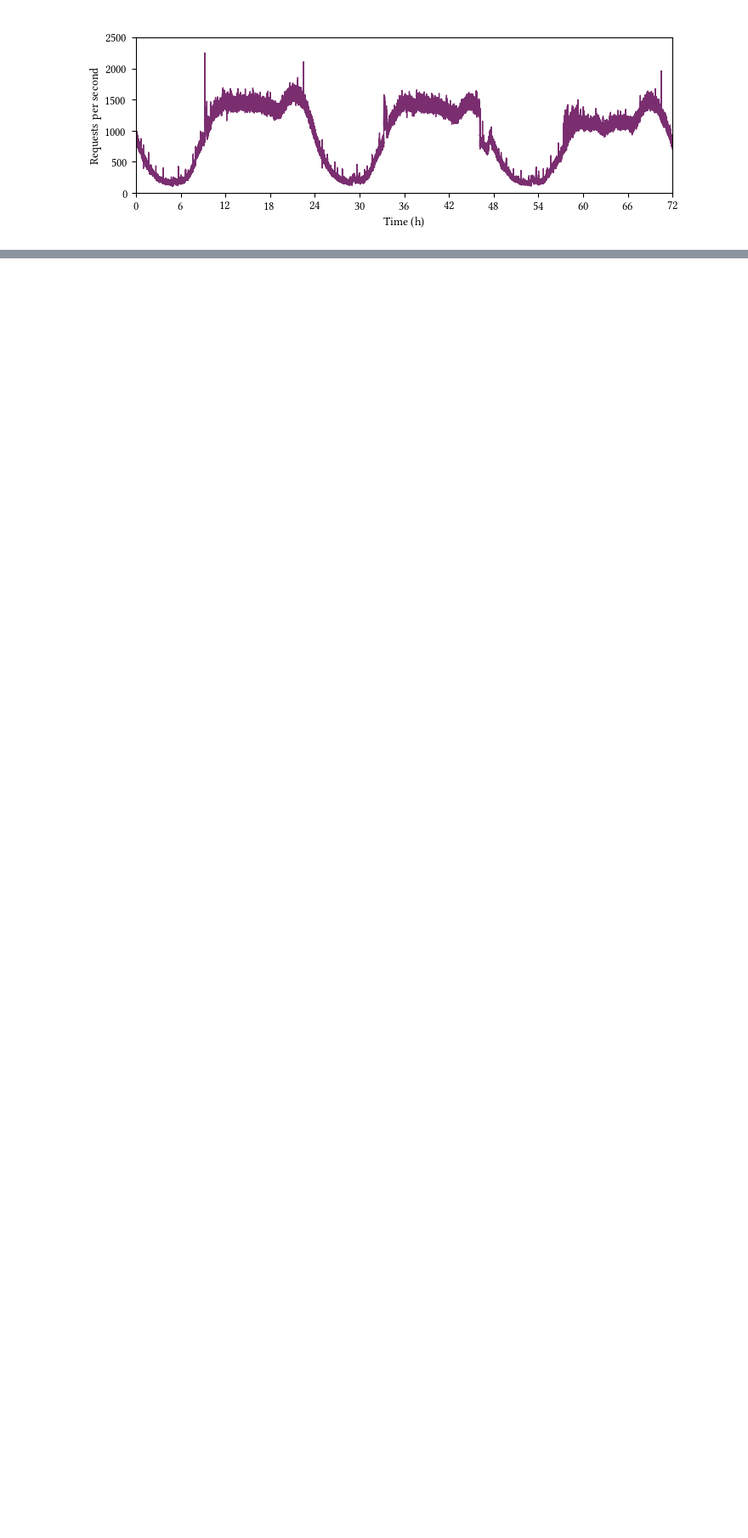
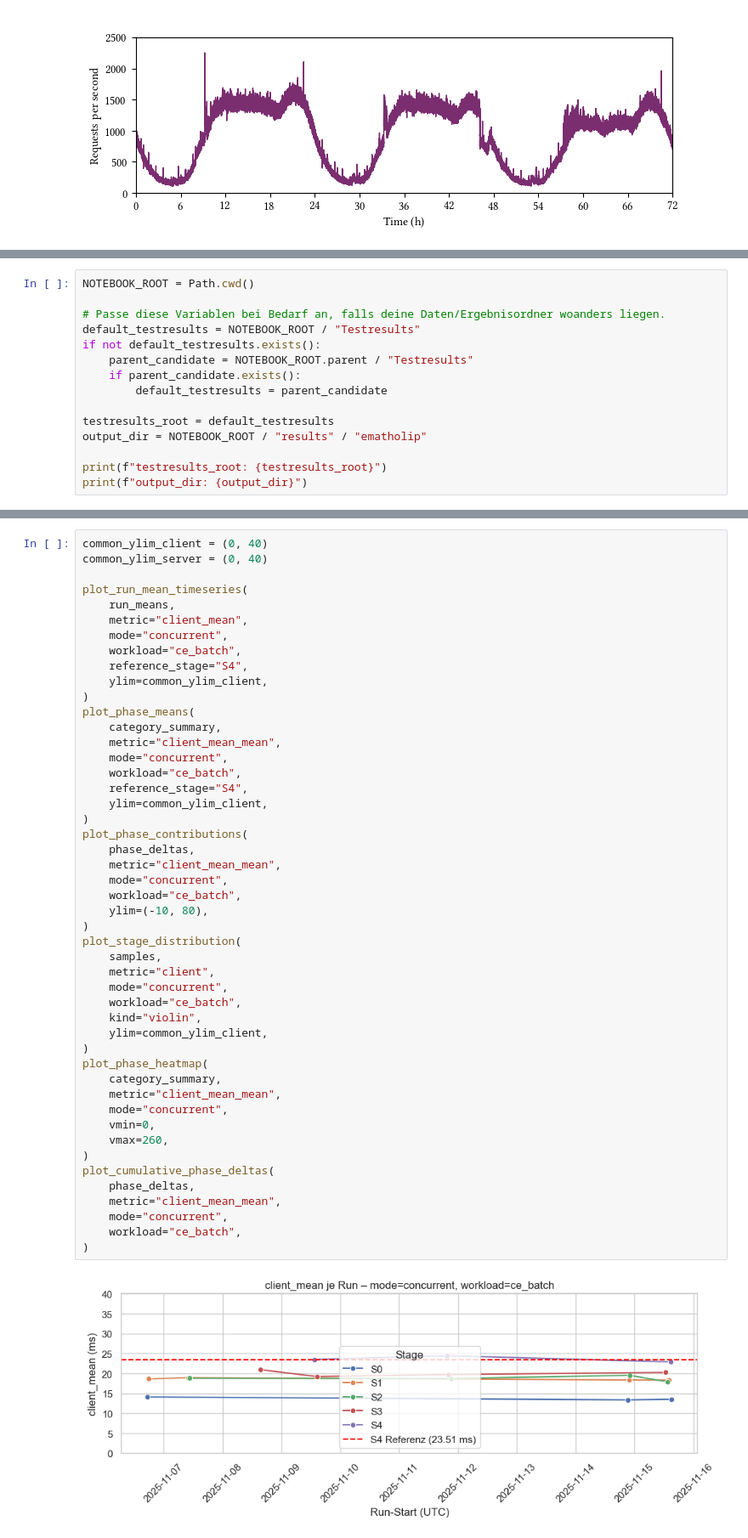
Before and after one commit to susannahufnagl/cloud-run-latency-analysis, a Jupyter notebook: analysis/Untitled.ipynb, the cells around one changed output, grey strips where cells are left out. Shown at 85% size. Drawn from its saved outputs; the diff is of its cells as text; blank space fills up the shorter version.

```diff
--- a/analysis/Untitled.ipynb
+++ b/analysis/Untitled.ipynb
@@ -798,0 +733,15 @@ else:
+# %%
+NOTEBOOK_ROOT = Path.cwd()
+
+# Passe diese Variablen bei Bedarf an, falls deine Daten/Ergebnisordner woanders liegen.
+default_testresults = NOTEBOOK_ROOT / "Testresults"
+if not default_testresults.exists():
+    parent_candidate = NOTEBOOK_ROOT.parent / "Testresults"
+    if parent_candidate.exists():
+        default_testresults = parent_candidate
+
+testresults_root = default_testresults
+output_dir = NOTEBOOK_ROOT / "results" / "ematholip"
+
+print(f"testresults_root: {testresults_root}")
+print(f"output_dir: {output_dir}")
@@ -798,0 +1115,50 @@ else:
+# %%
+common_ylim_client = (0, 40)
+common_ylim_server = (0, 40)
+
+plot_run_mean_timeseries(
+    run_means,
+    metric="client_mean",
+    mode="concurrent",
+    workload="ce_batch",
+    reference_stage="S4",
+    ylim=common_ylim_client,
+)
+plot_phase_means(
+    category_summary,
+    metric="client_mean_mean",
+    mode="concurrent",
+    workload="ce_batch",
+    reference_stage="S4",
+    ylim=common_ylim_client,
+)
+plot_phase_contributions(
+    phase_deltas,
+    metric="client_mean_mean",
+    mode="concurrent",
+    workload="ce_batch",
+    ylim=(-10, 80),
+)
+plot_stage_distribution(
+    samples,
+    metric="client",
+    mode="concurrent",
+    workload="ce_batch",
+    kind="violin",
+    ylim=common_ylim_client,
+)
+plot_phase_heatmap(
+    category_summary,
+    metric="client_mean_mean",
+    mode="concurrent",
+    vmin=0,
+    vmax=260,
+)
+plot_cumulative_phase_deltas(
+    phase_deltas,
+    metric="client_mean_mean",
+    mode="concurrent",
+    workload="ce_batch",
+)
+# %% [output]
+[figure, added]
```
Also changed, not shown: parts of 27 cells of this notebook, 13 other files.
